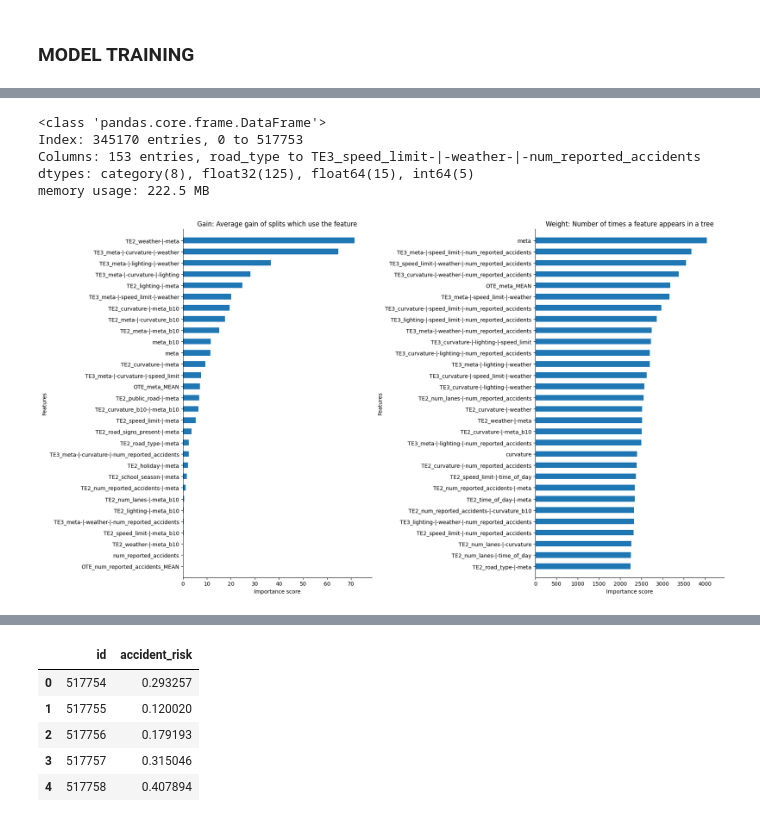
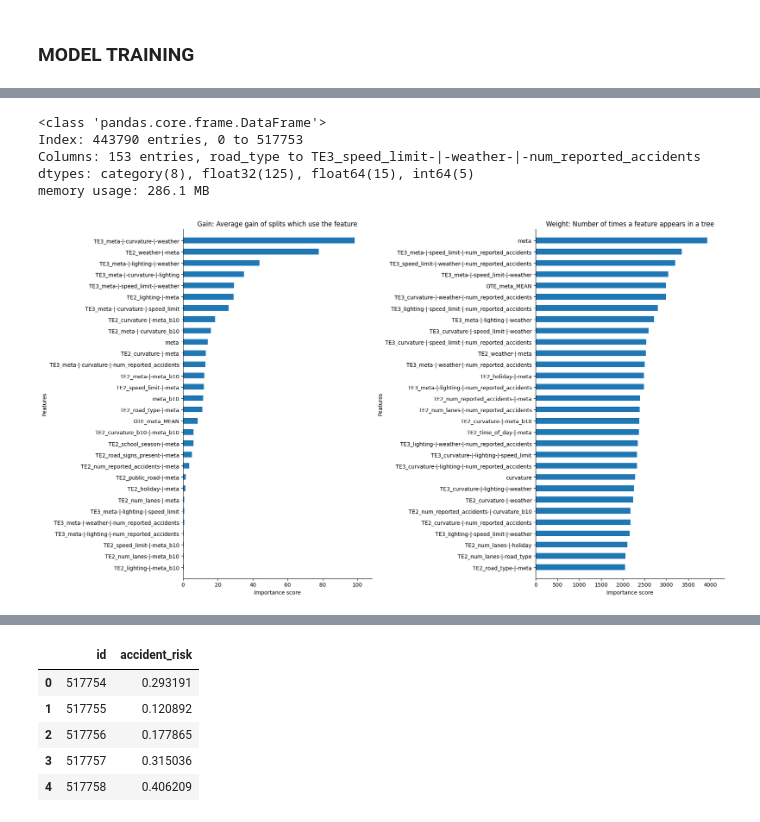
Before and after one commit to coded-sly/s5e10-Road-Accident-Risk, a Jupyter notebook: s5e10-xgb-meta.ipynb, the cells around one changed output, grey strips where cells are left out. Cells and saved outputs as stored; diff of their text form; code cells hidden in the pictures.

```diff
--- a/s5e10-xgb-meta.ipynb
+++ b/s5e10-xgb-meta.ipynb
@@ -520,7 +520,7 @@ fold_scores = []
 X = train.drop(TARGET, axis=1)
 y = train[TARGET]
 
-FOLDS = 3
+FOLDS = 7
 kf = KFold(n_splits=FOLDS, shuffle=True, random_state=SEED)
 rand_seeds = np.ceil(np.linspace(SEED, 2005, FOLDS)).astype(int)
 
@@ -562,7 +562,7 @@ for fold, (t_idx, v_idx) in enumerate(kf.split(X)):
     model = xgb.train(
         params,
         dtrain,
-        num_boost_round = 20_000,
+        num_boost_round = 10000,
         evals = [(dtrain, "train"), (dval, "valid")],
         early_stopping_rounds = 300,
         verbose_eval = 200,
@@ -617,12 +617,12 @@ plt.legend()
 plt.tight_layout()
 plt.show()
 
-name = f"xgbDEP" + f"{overall_score:.6f}".split('.')[1]
+name = f"xgbDEP_" + f"{overall_score:.6f}".split('.')[1]
 oof_final  = pd.DataFrame(oof_preds, columns=[name])
 test_final = pd.DataFrame(test_preds, columns=[name])
 
 tok = time()
-tiktok = (tok-tik)/60
+tiktok = (tok-tik) / 60
 print(f"Training Time: {tiktok:.2f} mins {'='*25}")
 # %% [output]
 ℹ️ Device: CPU 4 cores
@@ -687,37 +756,35 @@ Training Time: 30.08 mins =========================
 X_train_enc.info()
 # %% [output]
 <class 'pandas.core.frame.DataFrame'>
-Index: 345170 entries, 0 to 517753
+Index: 443790 entries, 0 to 517753
 Columns: 153 entries, road_type to TE3_speed_limit-|-weather-|-num_reported_accidents
 dtypes: category(8), float32(125), float64(15), int64(5)
-memory usage: 222.5 MB
+memory usage: 286.1 MB
 # %%
 ## -- Plot Feature Importances --
 MAX = 30
 _, axs = plt.subplots(1, 2, figsize=(18, 10))
 xgb.plot_importance(
                     model, ax=axs[0],
+                    max_num_features=MAX,
                     importance_type='gain',
-                    height=0.5,
-                    show_values=False, grid=False,
-                    max_num_features=MAX, #
+                    height=0.5, show_values=False, grid=False,
                     title="Gain: Average gain of splits which use the feature"
     )
 xgb.plot_importance(
                     model, ax=axs[1],
+                    max_num_features=MAX,
                     importance_type='weight',
-                    height=0.5,
-                    show_values=False, grid=False,
-                    max_num_features=MAX,
+                    height=0.5, show_values=False, grid=False,
                     title="Weight: Number of times a feature appears in a tree"
     )
 for ax in axs:
     ax.spines['top'].set_visible(False)
     ax.spines['right'].set_visible(False)
 plt.tight_layout()
 plt.show()
 # %% [output]
-[figure, old version]
+[figure, new version]
 # %%
 # _, ax = plt.subplots(1, 1, figsize=(20, 10))
 # xgb.plot_tree(model, tree_idx=0, ax=ax)
@@ -754,11 +821,11 @@ submit.to_csv(f"submit_{name}.csv", index=False)
 submit.head()
 # %% [output]
 |  | id | accident_risk |
-| 0 | 517754 | 0.293257 |
-| 1 | 517755 | 0.120020 |
-| 2 | 517756 | 0.179193 |
-| 3 | 517757 | 0.315046 |
-| 4 | 517758 | 0.407894 |
+| 0 | 517754 | 0.293191 |
+| 1 | 517755 | 0.120892 |
+| 2 | 517756 | 0.177865 |
+| 3 | 517757 | 0.315036 |
+| 4 | 517758 | 0.406209 |
 # %%
 # @title
 # ## -- GPU FORWARD FEATURE SELECTION -- ##
```
Also changed, not shown: parts of 2 cells of this notebook.
